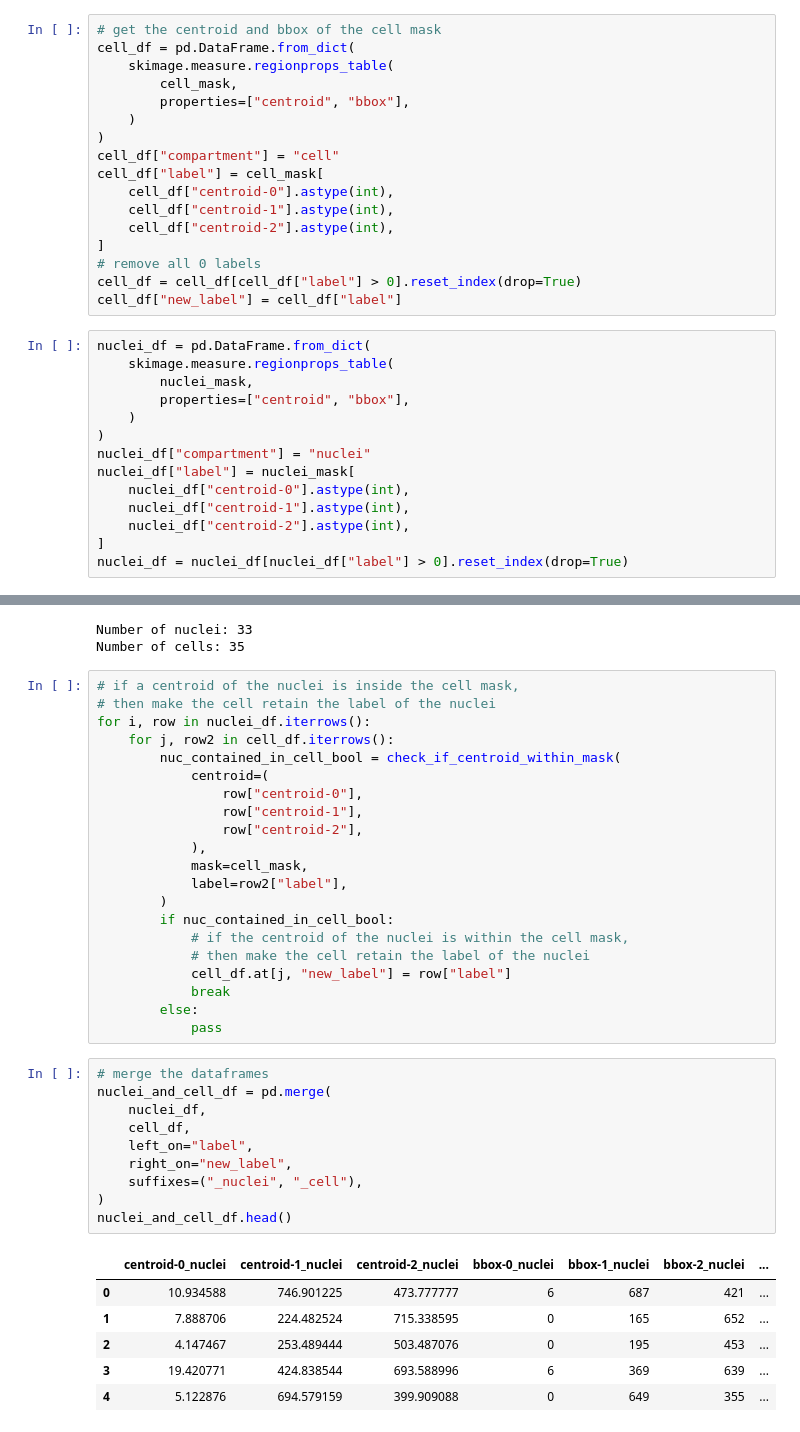
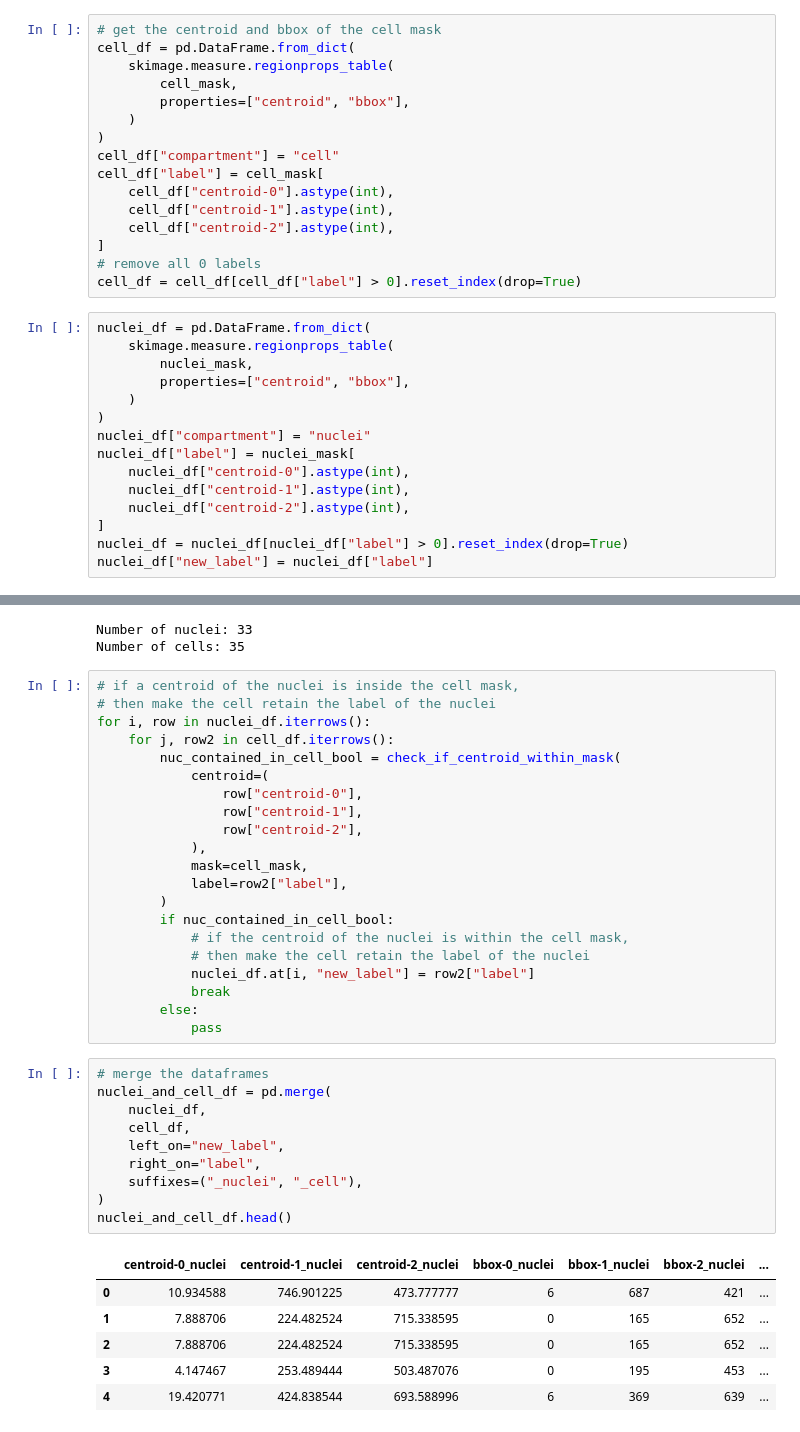
Before and after one commit to MikeLippincott/GFF_3D_organoid_profiling_pipeline, a Jupyter notebook: 2.segment_images/notebooks/6.post-hoc_reassignment.ipynb, the cells around one changed output, grey strips where cells are left out. Drawn from its saved outputs; the diff is of its cells as text.

Commit message:
align labels

```diff
--- a/2.segment_images/notebooks/6.post-hoc_reassignment.ipynb
+++ b/2.segment_images/notebooks/6.post-hoc_reassignment.ipynb
@@ -218,7 +218,6 @@ cell_df["label"] = cell_mask[
 ]
 # remove all 0 labels
 cell_df = cell_df[cell_df["label"] > 0].reset_index(drop=True)
-cell_df["new_label"] = cell_df["label"]
 # %%
 nuclei_df = pd.DataFrame.from_dict(
     skimage.measure.regionprops_table(
@@ -233,6 +232,7 @@ nuclei_df["label"] = nuclei_mask[
     nuclei_df["centroid-2"].astype(int),
 ]
 nuclei_df = nuclei_df[nuclei_df["label"] > 0].reset_index(drop=True)
+nuclei_df["new_label"] = nuclei_df["label"]
 # %%
 nuclei_df.head()
 # %% [output]
@@ -273,27 +273,27 @@ for i, row in nuclei_df.iterrows():
         if nuc_contained_in_cell_bool:
             # if the centroid of the nuclei is within the cell mask,
             # then make the cell retain the label of the nuclei
-            cell_df.at[j, "new_label"] = row["label"]
+            nuclei_df.at[i, "new_label"] = row2["label"]
             break
         else:
             pass
 # %%
 # merge the dataframes
 nuclei_and_cell_df = pd.merge(
     nuclei_df,
     cell_df,
-    left_on="label",
-    right_on="new_label",
+    left_on="new_label",
+    right_on="label",
     suffixes=("_nuclei", "_cell"),
 )
 nuclei_and_cell_df.head()
 # %% [output]
 |  | centroid-0_nuclei | centroid-1_nuclei | centroid-2_nuclei | bbox-0_nuclei | bbox-1_nuclei | bbox-2_nuclei | ... |
 | 0 | 10.934588 | 746.901225 | 473.777777 | 6 | 687 | 421 | ... |
 | 1 | 7.888706 | 224.482524 | 715.338595 | 0 | 165 | 652 | ... |
-| 2 | 4.147467 | 253.489444 | 503.487076 | 0 | 195 | 453 | ... |
-| 3 | 19.420771 | 424.838544 | 693.588996 | 6 | 369 | 639 | ... |
-| 4 | 5.122876 | 694.579159 | 399.909088 | 0 | 649 | 355 | ... |
+| 2 | 7.888706 | 224.482524 | 715.338595 | 0 | 165 | 652 | ... |
+| 3 | 4.147467 | 253.489444 | 503.487076 | 0 | 195 | 453 | ... |
+| 4 | 19.420771 | 424.838544 | 693.588996 | 6 | 369 | 639 | ... |
 5 rows × 23 columns
 # %%
 print(
```
Also changed, not shown: parts of 4 cells of this notebook.
